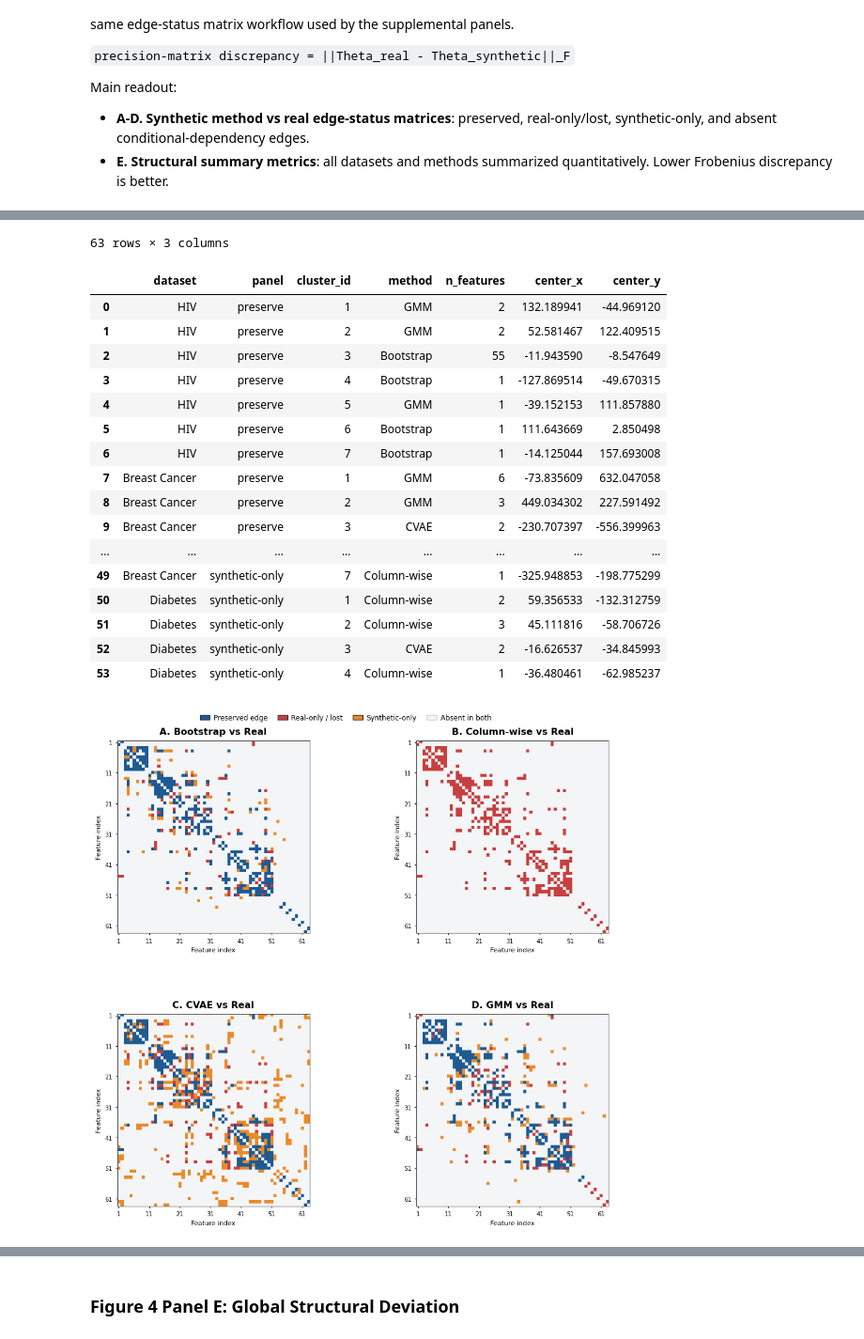
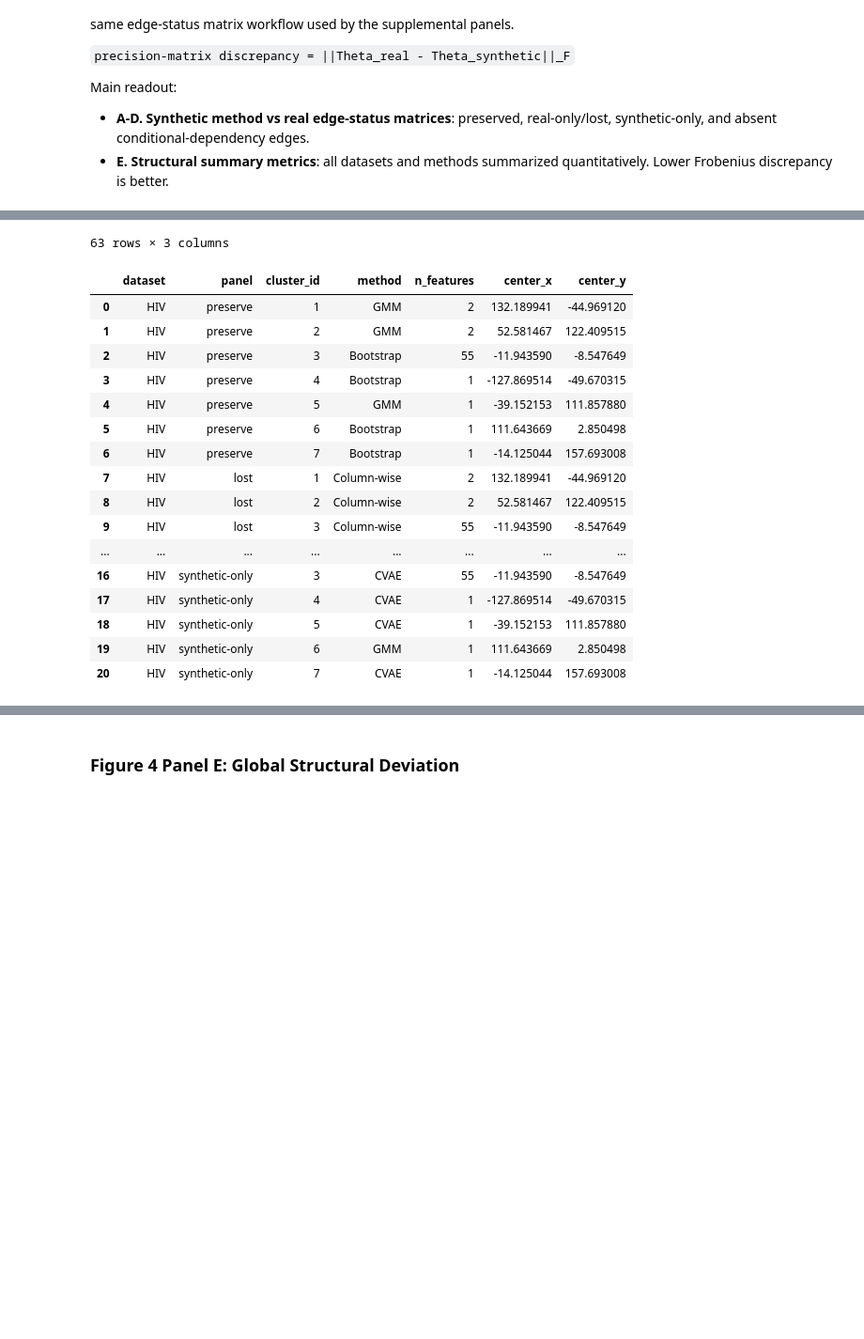
Before and after one commit to TonyTran03/distinguishable_data, a Jupyter notebook: data_synthesis/notebooks/make_main_figures_revision.ipynb, the cells around one changed output, grey strips where cells are left out. Shown at 94% size. Saved outputs shown, nothing was run; the diff lists cells and outputs as text; code cells hidden in the pictures; blank space fills up the shorter version.

```diff
--- a/data_synthesis/notebooks/make_main_figures_revision.ipynb
+++ b/data_synthesis/notebooks/make_main_figures_revision.ipynb
@@ -1395,7 +1395,9 @@ from src.figure4_neighborhood import (
     plot_glasso_tsne_layout_with_neighborhood_summary,
     plot_edge_status_examples,
     plot_supplemental_edge_status_matrices,
+    plot_combined_edge_status_and_glasso_tsne,
 )
+from src.make_figure4_supplementals import export_figure4_supplemental_figures
 
 
 
@@ -1433,7 +1435,7 @@ def plot_figure4_edge_status(dataset_name="HIV", threshold=1e-7):
     real_data, synthetic_data, feature_name_map = _get_figure4_precision_inputs(
         seed=SEED, cvae_epochs=CVAE_EPOCHS
     )
-    result = plot_supplemental_edge_status_matrices(
+    return plot_combined_edge_status_and_glasso_tsne(
         real_data=real_data,
         synthetic_data=synthetic_data,
         feature_names=feature_name_map,
@@ -1442,13 +1444,8 @@ def plot_figure4_edge_status(dataset_name="HIV", threshold=1e-7):
         method_order=METHOD_ORDER,
         exemplar_ds=dataset_name,
         threshold=threshold,
+        seed=SEED,
     )
-
-    # Paper assembly will add captions/titles, so keep the plotted figure title-free.
-    if result.fig._suptitle is not None:
-        result.fig._suptitle.set_text("")
-    result.fig.subplots_adjust(top=0.885)
-    return result
 
 
 def plot_figure4_glasso_tsne(dataset_name="HIV", threshold=1e-7):
@@ -1490,24 +1528,16 @@ def plot_figure4_correlation_change(corr_summary=None, exemplar_ds="HIV", anchor
 # %%
-fig4_supp_hiv = plot_figure4_edge_status("HIV")
-fig4_result = fig4_supp_hiv
+fig4_result = plot_figure4_edge_status("HIV")
+fig4_supp_hiv = fig4_result
 corr_summary = fig4_result.metrics
 
-fig4_tsne_by_dataset = {ds: plot_figure4_glasso_tsne(ds) for ds in DATASET_ORDER}
-fig4_tsne_hiv = fig4_tsne_by_dataset["HIV"]
-fig4_tsne_breast_cancer = fig4_tsne_by_dataset["Breast Cancer"]
-fig4_tsne_diabetes = fig4_tsne_by_dataset["Diabetes"]
-
+fig4_tsne_hiv = fig4_result
 fig4_tsne_group_summaries = pd.concat([
-    result.preserve_group_summary.assign(dataset=ds, panel="preserve")
-    for ds, result in fig4_tsne_by_dataset.items()
-] + [
-    result.lost_group_summary.assign(dataset=ds, panel="lost")
-    for ds, result in fig4_tsne_by_dataset.items()
-] + [
-    result.synthetic_only_group_summary.assign(dataset=ds, panel="synthetic-only")
-    for ds, result in fig4_tsne_by_dataset.items()
+    fig4_result.preserve_group_summary.assign(dataset="HIV", panel="preserve"),
+    fig4_result.lost_group_summary.assign(dataset="HIV", panel="lost"),
+    fig4_result.synthetic_only_group_summary.assign(dataset="HIV", panel="synthetic-only"),
 ], ignore_index=True)
 
+display(fig4_result.fig)
 display(corr_summary.sort_values(["dataset", "method"]))
 display(fig4_result.feature_index)
 display(fig4_tsne_group_summaries[["dataset", "panel", "cluster_id", "method", "n_features", "center_x", "center_y"]])
@@ -1519,40 +1549,39 @@ display(fig4_tsne_group_summaries[["dataset", "panel", "cluster_id", "method", "
 | 6 | Breast Cancer | GMM | 0.922085 | 0.793814 | 0.012821 | 97 | ... |
 | 8 | Diabetes | Bootstrap | 0.370135 | 1.000000 | 0.125000 | 21 | ... |
 | 11 | Diabetes | CVAE | 2.851276 | 0.952381 | 0.200000 | 21 | ... |
 | 9 | Diabetes | Column-wise | 1.662236 | 0.666667 | 0.263158 | 21 | ... |
 | 10 | Diabetes | GMM | 0.283061 | 0.952381 | 0.200000 | 21 | ... |
 | 0 | HIV | Bootstrap | 1.183656 | 0.811828 | 0.209424 | 186 | ... |
 | 3 | HIV | CVAE | 2.508329 | 0.741935 | 0.588060 | 186 | ... |
 | 1 | HIV | Column-wise | 3.161690 | 0.000000 | NaN | 186 | ... |
 | 2 | HIV | GMM | 1.276115 | 0.790323 | 0.272277 | 186 | ... |
 |  | matrix_index | feature_original_index | feature_name |
 | 0 | 1 | 1 | spikeProduction_D1D2 |
 | 1 | 2 | 2 | spikeDecay_D1D2 |
 | 2 | 3 | 51 | V8_IL2 |
 | 3 | 4 | 52 | V9_IL2 |
 | 4 | 5 | 56 | Il2_production |
 | ... | ... | ... | ... |
 | 58 | 59 | 8 | RBDDecay_D3 |
 | 59 | 60 | 3 | spikeProduction_D3 |
 | 60 | 61 | 4 | spikeDecay_D3 |
 | 61 | 62 | 5 | RBDProduction_D1D2 |
 | 62 | 63 | 6 | RBDDecay_D1D2 |
 63 rows × 3 columns
 |  | dataset | panel | cluster_id | method | n_features | center_x | center_y |
 | 0 | HIV | preserve | 1 | GMM | 2 | 132.189941 | -44.969120 |
 | 1 | HIV | preserve | 2 | GMM | 2 | 52.581467 | 122.409515 |
 | 2 | HIV | preserve | 3 | Bootstrap | 55 | -11.943590 | -8.547649 |
 | 3 | HIV | preserve | 4 | Bootstrap | 1 | -127.869514 | -49.670315 |
 | 4 | HIV | preserve | 5 | GMM | 1 | -39.152153 | 111.857880 |
 | 5 | HIV | preserve | 6 | Bootstrap | 1 | 111.643669 | 2.850498 |
 | 6 | HIV | preserve | 7 | Bootstrap | 1 | -14.125044 | 157.693008 |
-| 7 | Breast Cancer | preserve | 1 | GMM | 6 | -73.835609 | 632.047058 |
-| 8 | Breast Cancer | preserve | 2 | GMM | 3 | 449.034302 | 227.591492 |
-| 9 | Breast Cancer | preserve | 3 | CVAE | 2 | -230.707397 | -556.399963 |
+| 7 | HIV | lost | 1 | Column-wise | 2 | 132.189941 | -44.969120 |
+| 8 | HIV | lost | 2 | Column-wise | 2 | 52.581467 | 122.409515 |
+| 9 | HIV | lost | 3 | Column-wise | 55 | -11.943590 | -8.547649 |
 | ... | ... | ... | ... | ... | ... | ... | ... |
-| 49 | Breast Cancer | synthetic-only | 7 | Column-wise | 1 | -325.948853 | -198.775299 |
-| 50 | Diabetes | synthetic-only | 1 | Column-wise | 2 | 59.356533 | -132.312759 |
-| 51 | Diabetes | synthetic-only | 2 | Column-wise | 3 | 45.111816 | -58.706726 |
-| 52 | Diabetes | synthetic-only | 3 | CVAE | 2 | -16.626537 | -34.845993 |
-| 53 | Diabetes | synthetic-only | 4 | Column-wise | 1 | -36.480461 | -62.985237 |
+| 16 | HIV | synthetic-only | 3 | CVAE | 55 | -11.943590 | -8.547649 |
+| 17 | HIV | synthetic-only | 4 | CVAE | 1 | -127.869514 | -49.670315 |
+| 18 | HIV | synthetic-only | 5 | CVAE | 1 | -39.152153 | 111.857880 |
+| 19 | HIV | synthetic-only | 6 | GMM | 1 | 111.643669 | 2.850498 |
+| 20 | HIV | synthetic-only | 7 | CVAE | 1 | -14.125044 | 157.693008 |
-[figure, removed]
```
Also changed, not shown: parts of 9 cells of this notebook, 7 other files.
